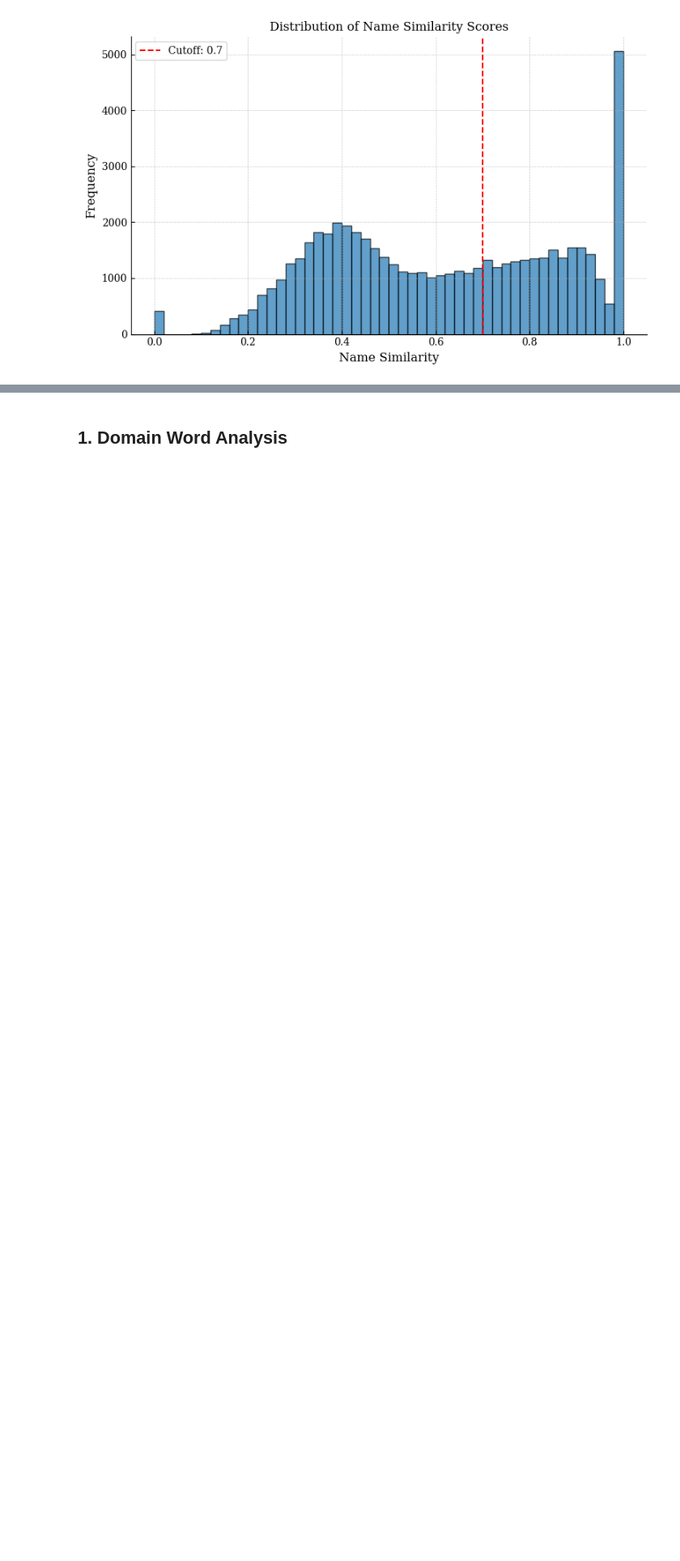
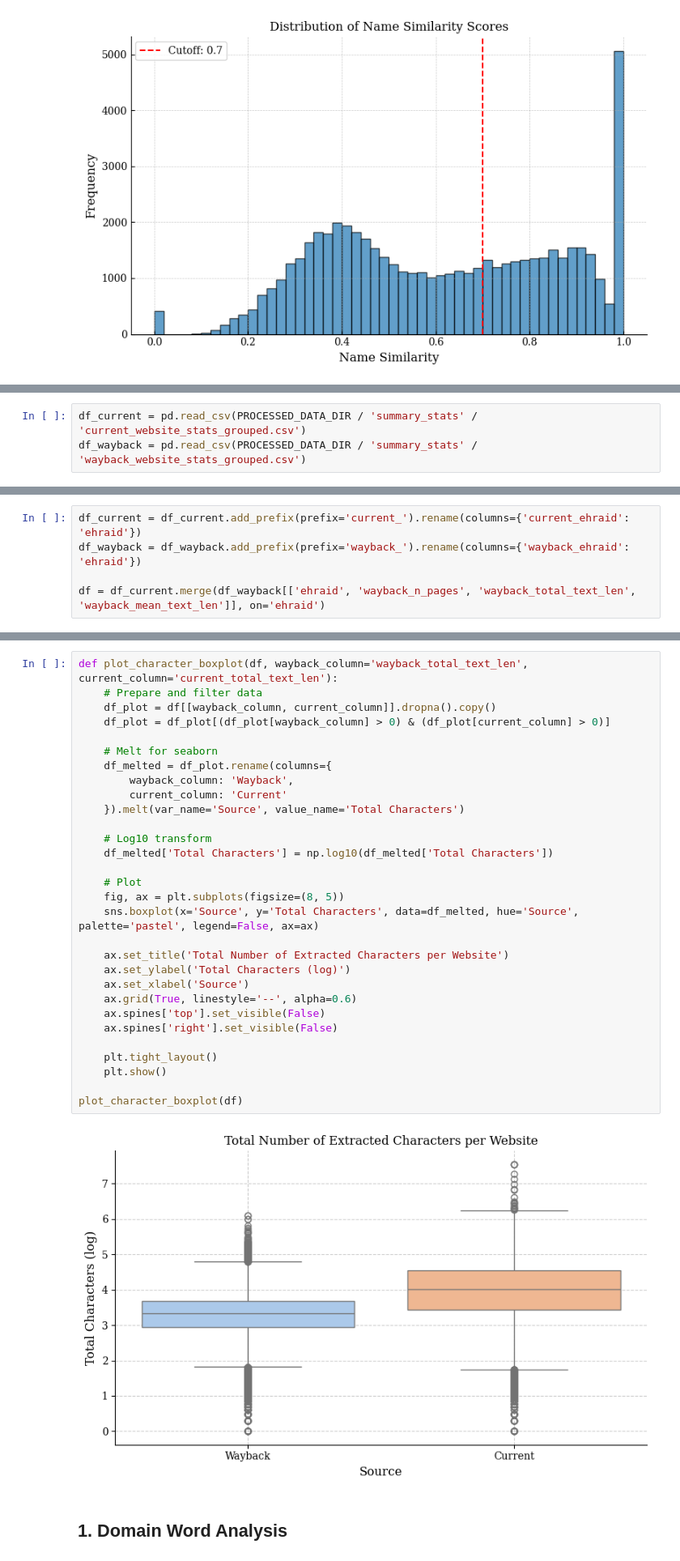
Before and after one commit to MaBlock7/company_success_prediction, a Jupyter notebook: notebooks/summary_statistics.ipynb, the cells around one changed output, grey strips where cells are left out. Shown: that part at 81% size. Cells and saved outputs as stored; diff of their text form; blank space fills up the shorter version.

Commit message:
Fixed errors in feature engineering and added website summary stats

```diff
--- a/notebooks/summary_statistics.ipynb
+++ b/notebooks/summary_statistics.ipynb
@@ -210,0 +302,3 @@ plot_name_similarity_distribution(df_merger, cutoff=0.7)
+# %%
+df_current = pd.read_csv(PROCESSED_DATA_DIR / 'summary_stats' / 'current_website_stats_grouped.csv')
+df_wayback = pd.read_csv(PROCESSED_DATA_DIR / 'summary_stats' / 'wayback_website_stats_grouped.csv')
@@ -210,0 +321,5 @@ plot_name_similarity_distribution(df_merger, cutoff=0.7)
+# %%
+df_current = df_current.add_prefix(prefix='current_').rename(columns={'current_ehraid': 'ehraid'})
+df_wayback = df_wayback.add_prefix(prefix='wayback_').rename(columns={'wayback_ehraid': 'ehraid'})
+
+df = df_current.merge(df_wayback[['ehraid', 'wayback_n_pages', 'wayback_total_text_len', 'wayback_mean_text_len']], on='ehraid')
@@ -211,3 +330,35 @@ plot_name_similarity_distribution(df_merger, cutoff=0.7)
+# %%
+def plot_character_boxplot(df, wayback_column='wayback_total_text_len', current_column='current_total_text_len'):
+    # Prepare and filter data
+    df_plot = df[[wayback_column, current_column]].dropna().copy()
+    df_plot = df_plot[(df_plot[wayback_column] > 0) & (df_plot[current_column] > 0)]
+
+    # Melt for seaborn
+    df_melted = df_plot.rename(columns={
+        wayback_column: 'Wayback',
+        current_column: 'Current'
+    }).melt(var_name='Source', value_name='Total Characters')
+
+    # Log10 transform
+    df_melted['Total Characters'] = np.log10(df_melted['Total Characters'])
+
+    # Plot
+    fig, ax = plt.subplots(figsize=(8, 5))
+    sns.boxplot(x='Source', y='Total Characters', data=df_melted, hue='Source', palette='pastel', legend=False, ax=ax)
+
+    ax.set_title('Total Number of Extracted Characters per Website')
+    ax.set_ylabel('Total Characters (log)')
+    ax.set_xlabel('Source')
+    ax.grid(True, linestyle='--', alpha=0.6)
+    ax.spines['top'].set_visible(False)
+    ax.spines['right'].set_visible(False)
+
+    plt.tight_layout()
+    plt.show()
+
+plot_character_boxplot(df)
+# %% [output]
+[figure, added]
 # %% [markdown]
 ## 1. Domain Word Analysis
 # %%
```
Also changed, not shown: parts of 10 cells of this notebook, 3 other files.
